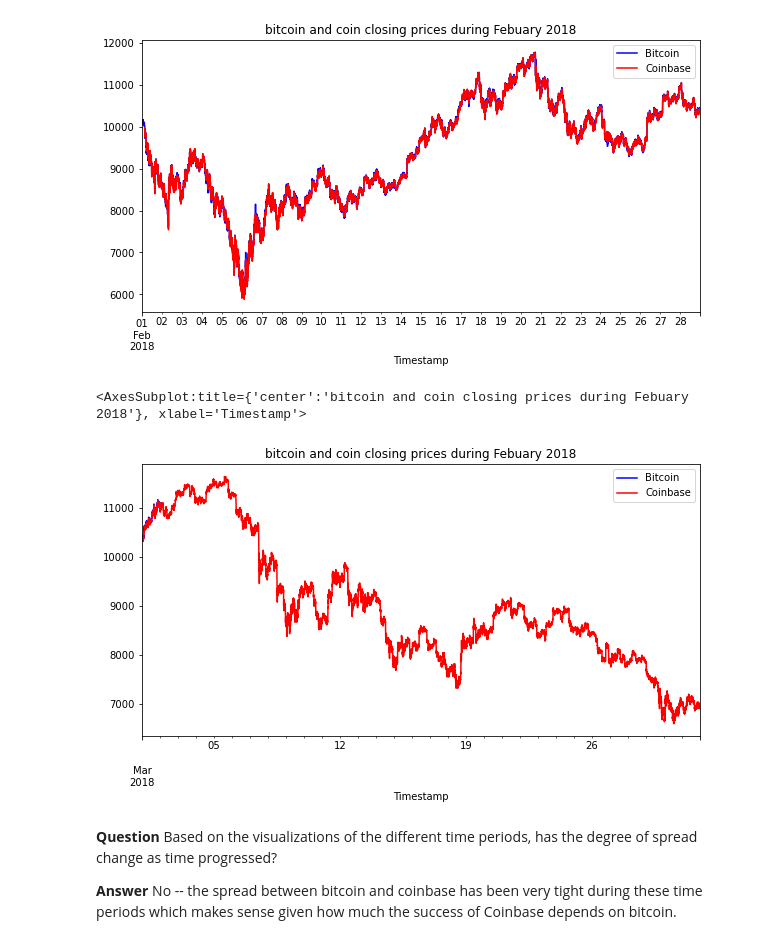
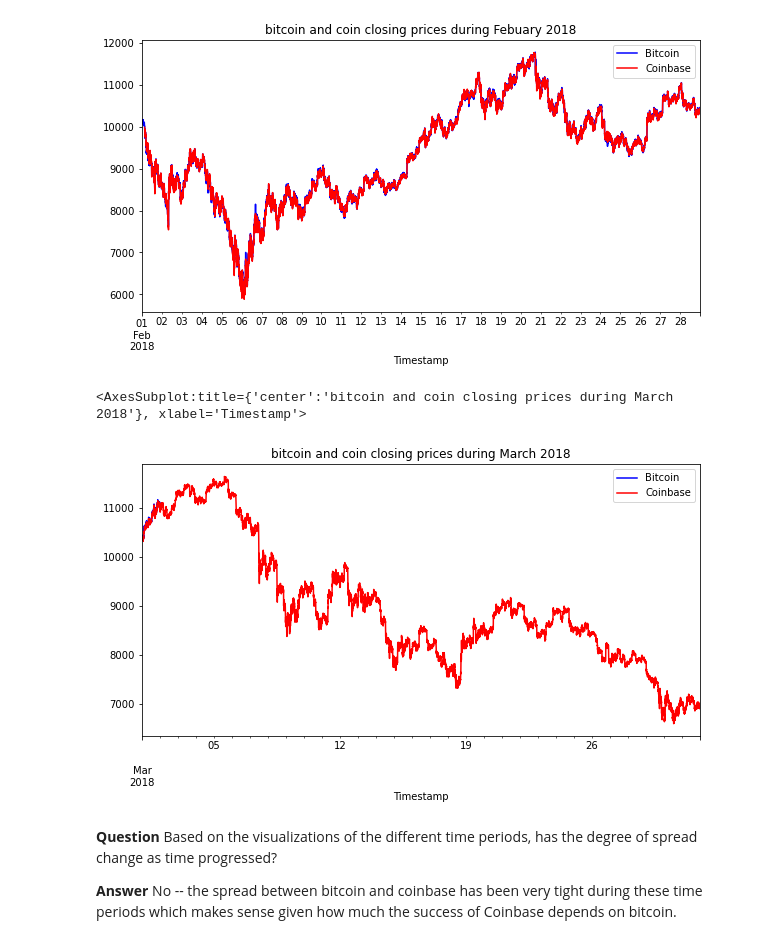
Before and after one commit to flyfishjay/challenge_week_3, a Jupyter notebook: crypto_arbitrage.ipynb, the cells around one changed output. Saved outputs shown, nothing was run; the diff lists cells and outputs as text; code cells hidden in the pictures.

```diff
--- a/crypto_arbitrage.ipynb
+++ b/crypto_arbitrage.ipynb
@@ -311,14 +311,14 @@ coinbase_sliced.loc['2018-02-01':'2018-02-28'].plot(legend = True, figsize =(10,
 # %%
 # Using the loc and plot functions, create an overlay plot that visualizes
 # the price action of both DataFrames for a one month period later in the dataset
 # Be sure to include the parameters: legend, figure size, title, and color and label
 # YOUR CODE HERE
 
-bitstamp_sliced.loc['2018-03-01':'2018-03-01'].plot(legend =True, title ='bitcoin and coin closing prices during Febuary 2018', figsize=(12,6), color = 'blue', label="Bitcoin")
+bitstamp_sliced.loc['2018-03-01':'2018-03-01'].plot(legend =True, title ='bitcoin and coin closing prices during March 2018', figsize=(12,6), color = 'blue', label="Bitcoin")
 coinbase_sliced.loc['2018-03-01':'2018-03-31'].plot(legend = True, figsize =(10,5), color = "red", label = 'Coinbase')
 # %% [output]
-<AxesSubplot:title={'center':'bitcoin and coin closing prices during Febuary 2018'}, xlabel='Timestamp'>
+<AxesSubplot:title={'center':'bitcoin and coin closing prices during March 2018'}, xlabel='Timestamp'>
-[figure, old version]
+[figure, new version]
 # %% [markdown]
 **Question** Based on the visualizations of the different time periods, has the degree of spread change as time progressed?
 
```
Also changed, not shown: parts of 10 cells of this notebook.
